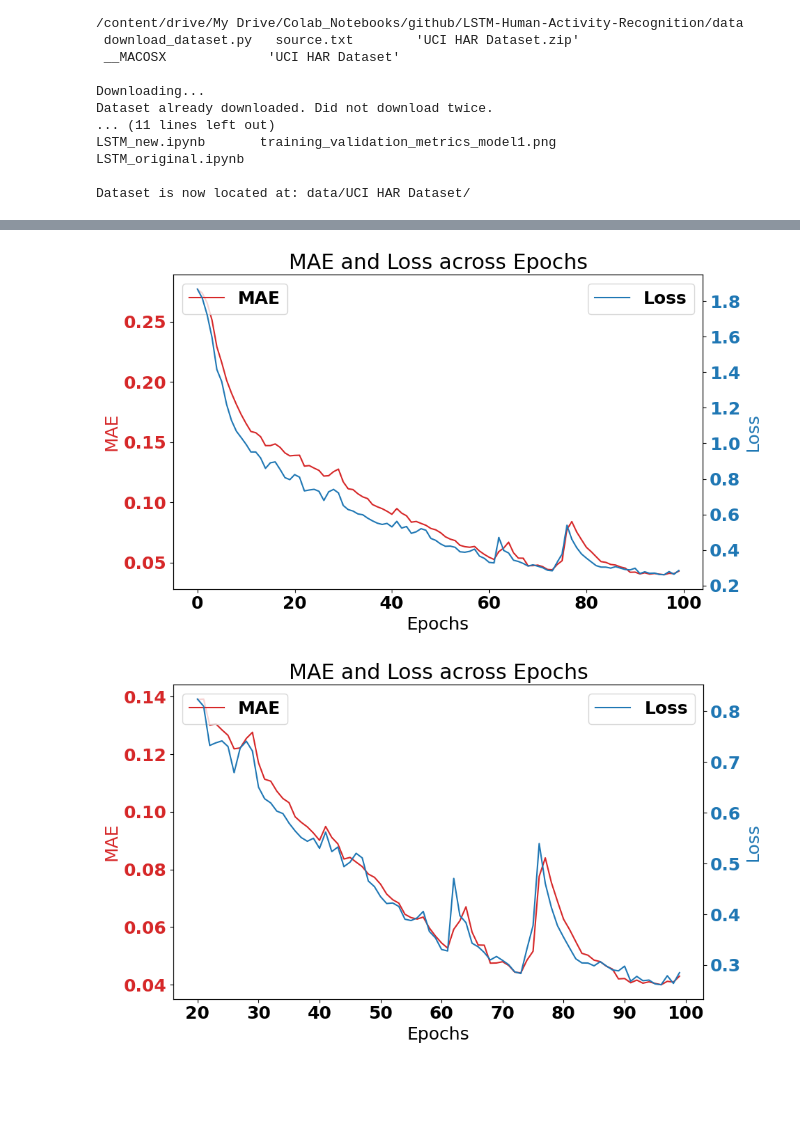
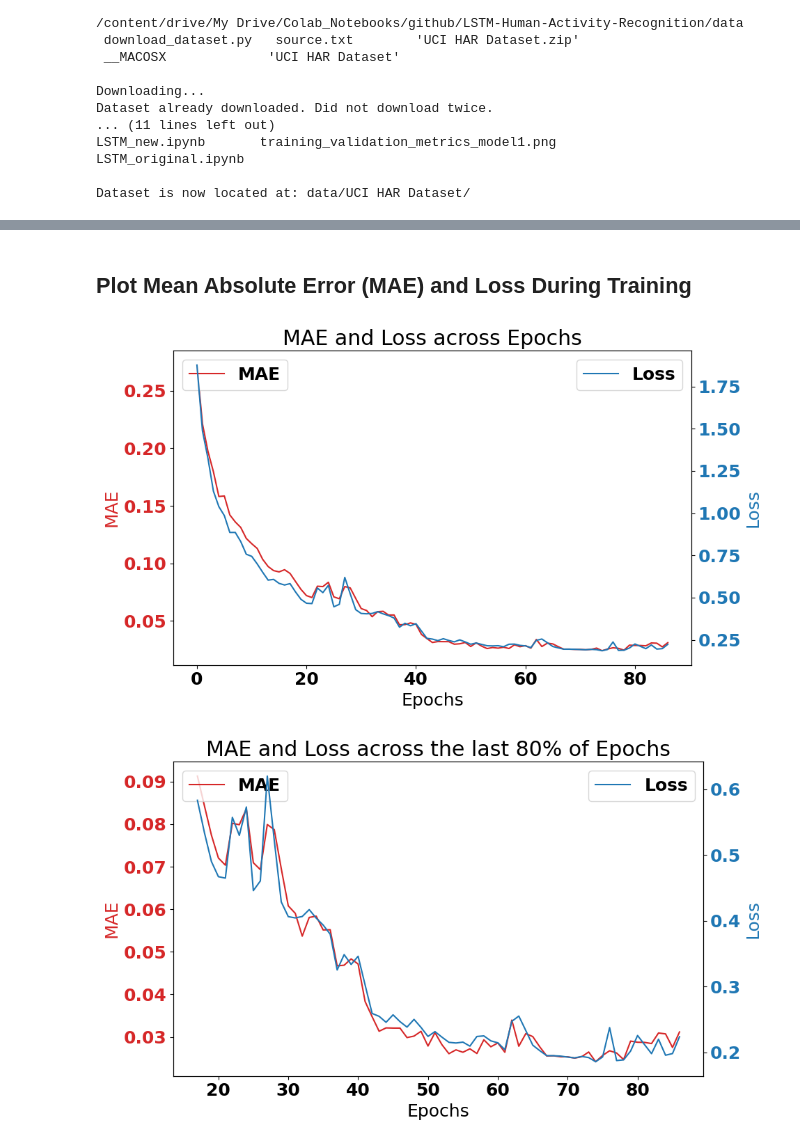
Before and after one commit to vannestn/LSTM-Human-Activity-Recognition, a Jupyter notebook: LSTM_new.ipynb, the cells around one changed output, grey strips where cells are left out. Cells and saved outputs as stored; diff of their text form; code cells hidden in the pictures; blank space fills up the shorter version.

```diff
--- a/LSTM_new.ipynb
+++ b/LSTM_new.ipynb
@@ -282,11 +462,11 @@ def create_model_v1():
                         padding='causal',
                         kernel_regularizer=regularizers.l2(0.001),
                         input_shape=[WINDOW_SIZE, TIME_STEP_PARAMETER_SIZE]),
-    tf.keras.layers.LSTM(64, return_sequences=True),
-    tf.keras.layers.LSTM(64),
-    tf.keras.layers.Dense(32, kernel_regularizer=regularizers.l2(0.001), activation="relu"),
+    tf.keras.layers.LSTM(128, return_sequences=True),
+    tf.keras.layers.LSTM(128),
+    tf.keras.layers.Dense(64, kernel_regularizer=regularizers.l2(0.001), activation="relu"),
     tf.keras.layers.Dropout(0.4),
-    tf.keras.layers.Dense(32, kernel_regularizer=regularizers.l2(0.001), activation="relu"),
+    tf.keras.layers.Dense(64, kernel_regularizer=regularizers.l2(0.001), activation="relu"),
     tf.keras.layers.Dropout(0.4),
     tf.keras.layers.Dense(NUMBER_OF_CLASSES, activation="softmax"),
   ])
@@ -411,7 +556,7 @@ Epoch 30/30
 # %%
 tf.keras.backend.clear_session()
 
-EPOCHS = 100
+EPOCHS = 150
 
 # Initialize the optimizer
 optimizer = tf.keras.optimizers.Adam(learning_rate=5.5e-4)  # Start with the initial learning rate
@@ -427,15 +572,13 @@ model.compile(loss=tf.keras.losses.CategoricalCrossentropy(),
 
 # Set the callbacks
 lr_loss_logger = LearningRateLossLogger()
+stop_at_threshold = StopAtThresholdCallback(threshold=0.92)
 
 # Train the model
 history = model.fit(
     prepared_training,
     epochs=EPOCHS,
-    callbacks=[lr_loss_logger],
+    callbacks=[lr_loss_logger, stop_at_threshold],
     validation_data = prepared_testing
 )
-
-# Your existing plotting function should work fine now
-plot_lr_vs_loss(epochs=EPOCHS, lr_loss_logger=lr_loss_logger)
 # %% [output]
@@ -460,31 +602,6 @@ Epoch 100/100
+# %% [markdown]
+## Plot Mean Absolute Error (MAE) and Loss During Training
 # %%
-import matplotlib.pyplot as plt
-
-def plot_series_dual_y(x, y1, y2, title=None, xlabel=None, ylabel1=None, ylabel2=None, legend1=None, legend2=None, filename=None):
-    fig, ax1 = plt.subplots(figsize=(10, 6))
-
-    color = 'tab:red'
-    ax1.set_xlabel(xlabel)
-    ax1.set_ylabel(ylabel1, color=color)
-    ax1.plot(x, y1, color=color)
-    ax1.tick_params(axis='y', labelcolor=color)
-
-    ax2 = ax1.twinx()
-    color = 'tab:blue'
-    ax2.set_ylabel(ylabel2, color=color)
-    ax2.plot(x, y2, color=color)
-    ax2.tick_params(axis='y', labelcolor=color)
-
-    if legend1 or legend2:
-        ax1.legend([legend1], loc='upper left')
-        ax2.legend([legend2], loc='upper right')
-
-    plt.title(title)
-    fig.tight_layout()
-    if filename:
-        plt.savefig(filename)
-    plt.show()
-
 # Get mae and loss from history log
 mae = history.history['mae']
 loss = history.history['loss']
@@ -493,39 +610,37 @@ loss = history.history['loss']
 epochs = range(len(loss))
 
 # Plotting the full graph
-
 plot_series_dual_y(
     x=epochs,
     y1=mae,
     y2=loss,
     xlabel='Epochs',
     ylabel1='MAE',
     ylabel2='Loss',
     legend1='MAE',
     legend2='Loss',
     title='MAE and Loss across Epochs',
     filename='mae_and_loss_model1.png')
 
-# Plotting the last 80% of epochs
+"""Plotting the last 80% of epochs. This is done because plotting the first 20%
+of epochs reduces the resolution of the graph for the latter 80%"""
 zoom_split = int(len(epochs) * 0.2)
 epochs_zoom = epochs[zoom_split:]
 mae_zoom = mae[zoom_split:]
 loss_zoom = loss[zoom_split:]
 
 plot_series_dual_y(
     x=epochs_zoom,
     y1=mae_zoom,
     y2=loss_zoom,
     xlabel='Epochs',
     ylabel1='MAE',
     ylabel2='Loss',
     legend1='MAE',
     legend2='Loss',
-    title='MAE and Loss across Epochs',
+    title='MAE and Loss across the last 80% of Epochs',
     filename='mae_and_loss_last_80_percent_model1.png'
 )
-
-# print(np.array([epochs,loss,mae]))
 # %% [output]
-[figure, old version]
+[figure, new version]
-[figure, old version]
+[figure, new version]
```
Also changed, not shown: parts of 37 cells of this notebook.
